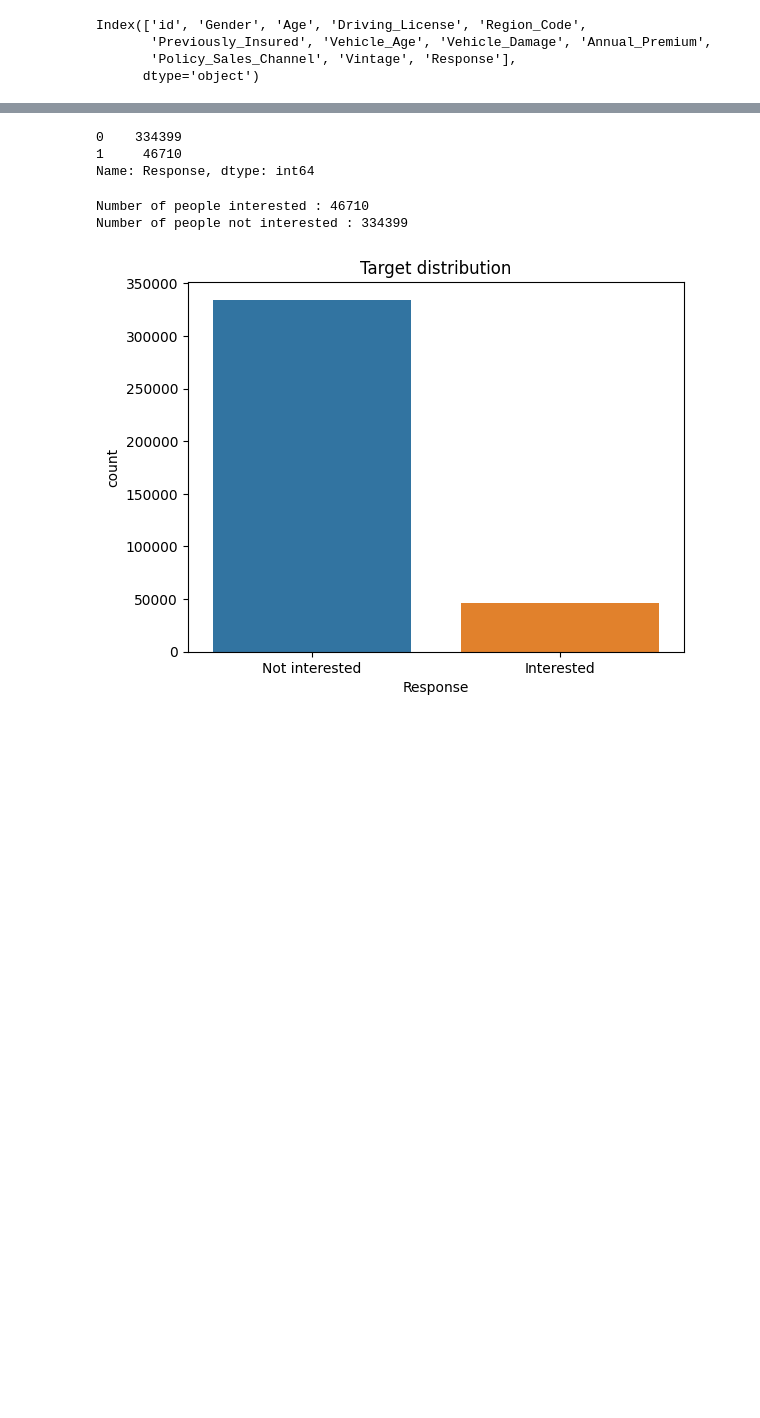
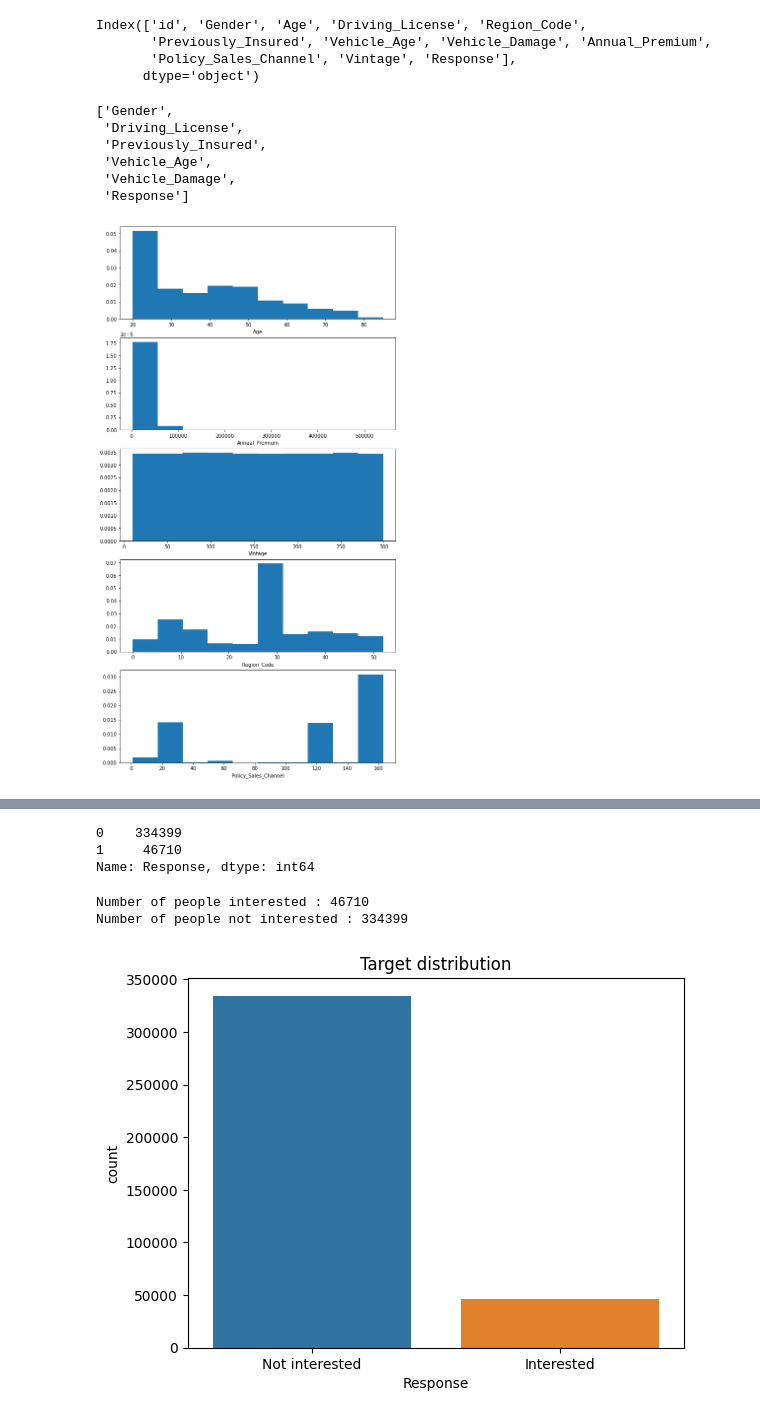
Before and after one commit to shiyasAli/Health-insurance-cross-sell-prediction, a Jupyter notebook: Copy_of_HEALTH_INSURANCE_CROSS_SELL_PREDICTION.ipynb, the cells around one changed output, grey strips where cells are left out. Cells and saved outputs as stored; diff of their text form; code cells hidden in the pictures; blank space fills up the shorter version.

```diff
--- a/Copy_of_HEALTH_INSURANCE_CROSS_SELL_PREDICTION.ipynb
+++ b/Copy_of_HEALTH_INSURANCE_CROSS_SELL_PREDICTION.ipynb
@@ -115,3 +123,22 @@ Index(['id', 'Gender', 'Age', 'Driving_License', 'Region_Code',
        'Previously_Insured', 'Vehicle_Age', 'Vehicle_Damage', 'Annual_Premium',
        'Policy_Sales_Channel', 'Vintage', 'Response'],
       dtype='object')
+# %%
+continuous_variables=['Age','Annual_Premium','Vintage','Region_Code','Policy_Sales_Channel']
+categorical_variables=[variable for variable in df.columns if (variable not in continuous_variables and variable!= 'id') ]
+categorical_variables
+# %% [output]
+['Gender',
+ 'Driving_License',
+ 'Previously_Insured',
+ 'Vehicle_Age',
+ 'Vehicle_Damage',
+ 'Response']
+# %%
+fig,ax=plt.subplots(len(continuous_variables),1)
+plt.rcParams['figure.figsize']=(10,20)
+for index,feature in enumerate(continuous_variables):
+  ax[index].hist(df[feature],density=True)
+  ax[index].set_xlabel(feature)
+# %% [output]
+[figure, added]
```
Also changed, not shown: parts of 30 cells of this notebook.
